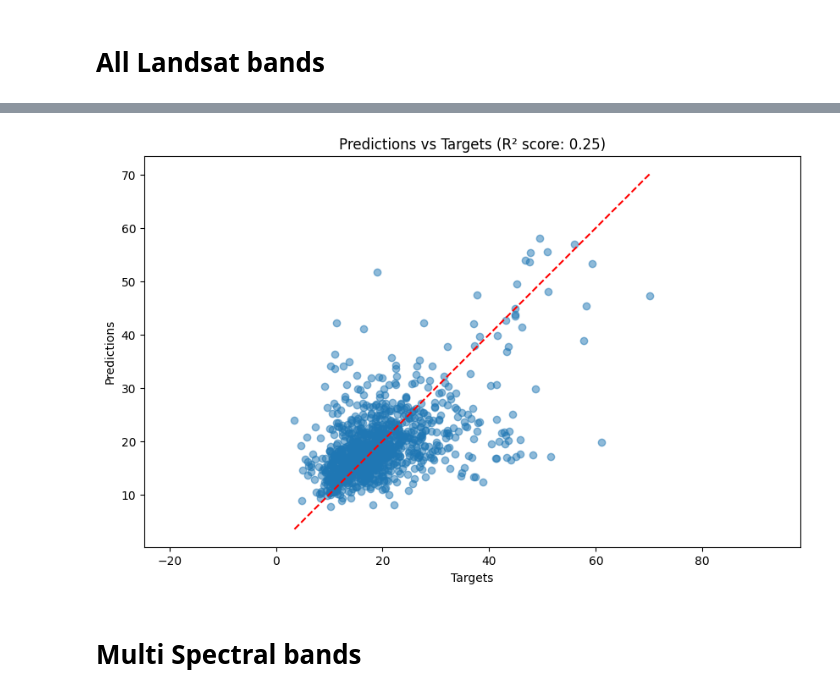
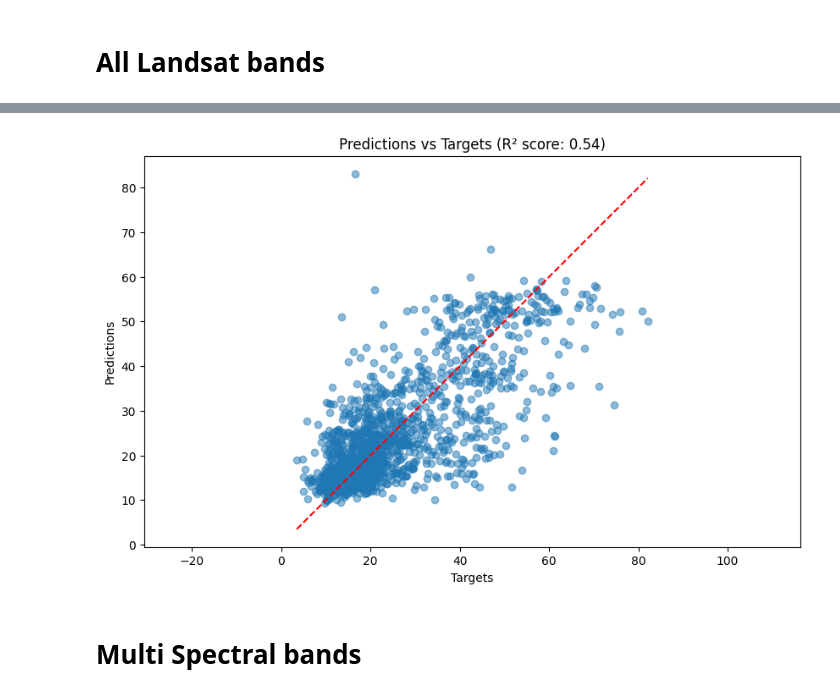
Before and after one commit to morand-g/malpolon-marbec, a Jupyter notebook: examples/poverty/results.ipynb, the cells around one changed output, grey strips where cells are left out. Drawn from its saved outputs; the diff is of its cells as text; code cells hidden in the pictures.

Commit message:
updates from Poverty repo

```diff
--- a/examples/poverty/results.ipynb
+++ b/examples/poverty/results.ipynb
@@ -13,25 +9,13 @@ import tensorboard
 # %% [output]
 [interactive output not drawn]
 # %%
-def plot_predict(data: pd.DataFrame):
+from cnn_on_ms_poverty import plot_predict
 
-    # Compute R² score
-    r2 = Fmetrics.regression.r2_score(tensor(data['predictions']), tensor(data['targets']), multioutput='uniform_average')
-
-    # Plot predictions vs targets
-    plt.figure(figsize=(10, 6))
-    plt.scatter(data['targets'], data['predictions'], alpha=0.5)
-    plt.plot([data['targets'].min(), data['targets'].max()], [data['targets'].min(), data['targets'].max()], 'r--')
-    plt.xlabel('Targets')
-    plt.ylabel('Predictions')
-    plt.title(f'Predictions vs Targets (R² score: {r2:.2f})')
-    plt.axis('equal')
-    plt.show()
-
-data = pd.read_csv('outputs/cnn_on_ms_poverty/2025-05-14_15-51-52/predictions.csv')
+data = pd.read_csv(
+    '../../../Poverty/outputs/cnn_on_ms_poverty/madagascar_composite_random-spilt_no-jitter/fold_E/predictions.csv')
 plot_predict(data)
 # %% [output]
-[figure, old version]
+[figure, new version]
 # %% [markdown]
 # Multi Spectral bands
 # %%
```
Also changed, not shown: parts of 4 cells of this notebook, 7 other files.
